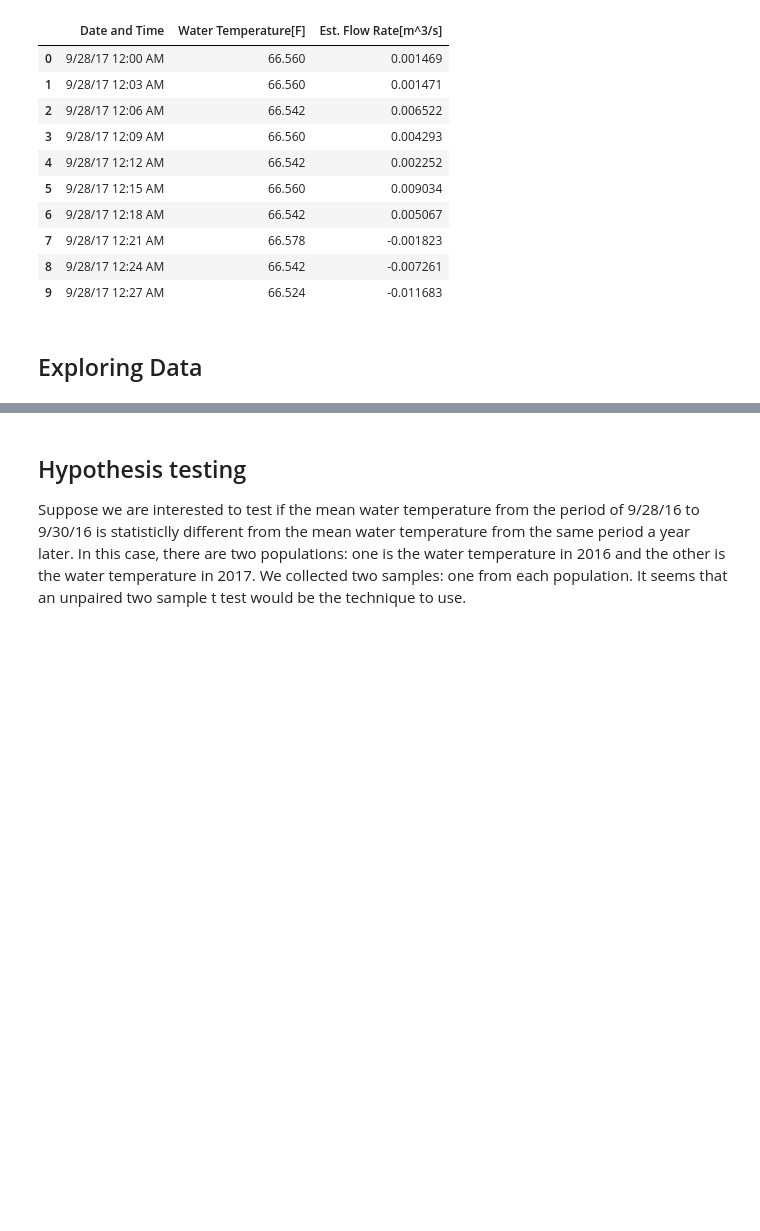
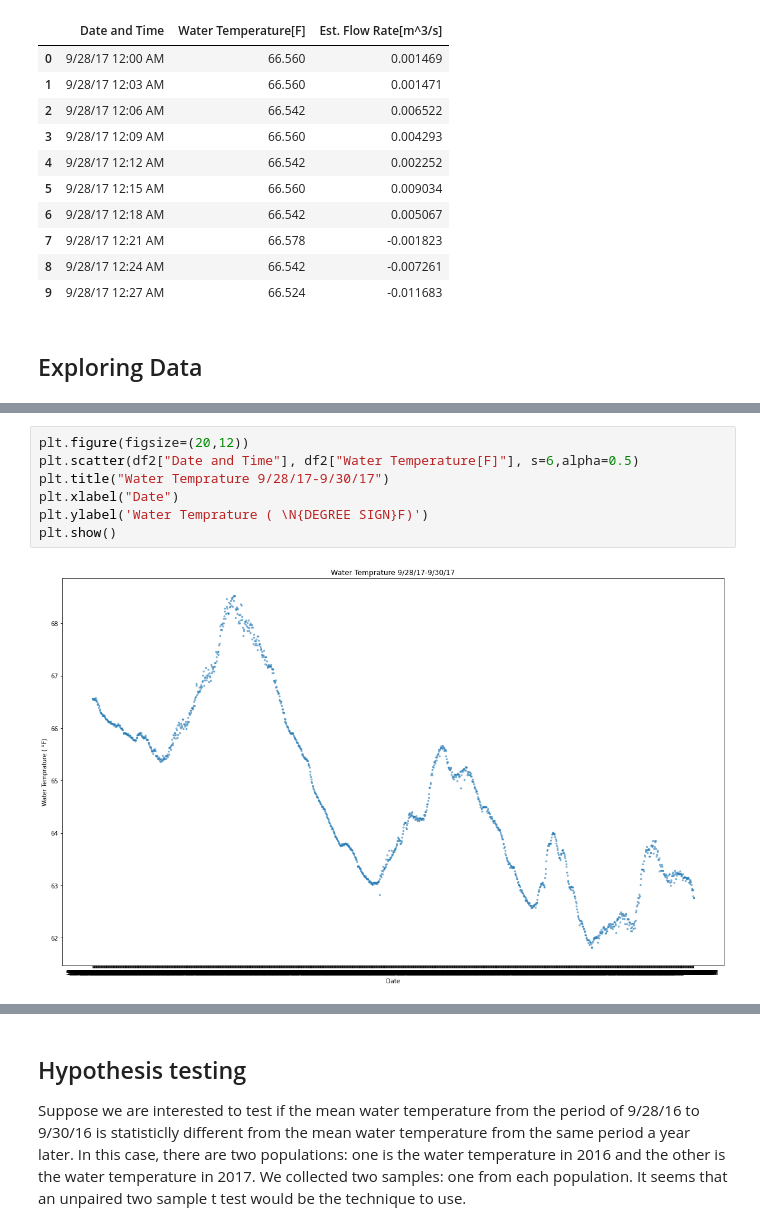
Before and after one commit to StevenXJiang/DataScienceModule2, a Jupyter notebook: ISEN_370_Module_2_Project_Demo.ipynb, the cells around one changed output, grey strips where cells are left out. Drawn from its saved outputs; the diff is of its cells as text; blank space fills up the shorter version.

```diff
--- a/ISEN_370_Module_2_Project_Demo.ipynb
+++ b/ISEN_370_Module_2_Project_Demo.ipynb
@@ -56,0 +67,9 @@ We can select specific feature columns which we are interested in more than othe
+# %%
+plt.figure(figsize=(20,12))
+plt.scatter(df2["Date and Time"], df2["Water Temperature[F]"], s=6,alpha=0.5)
+plt.title("Water Temprature 9/28/17-9/30/17")
+plt.xlabel("Date")
+plt.ylabel('Water Temprature ( \N{DEGREE SIGN}F)')
+plt.show()
+# %% [output]
+[figure, added]
```
Also changed, not shown: parts of 31 cells of this notebook.
